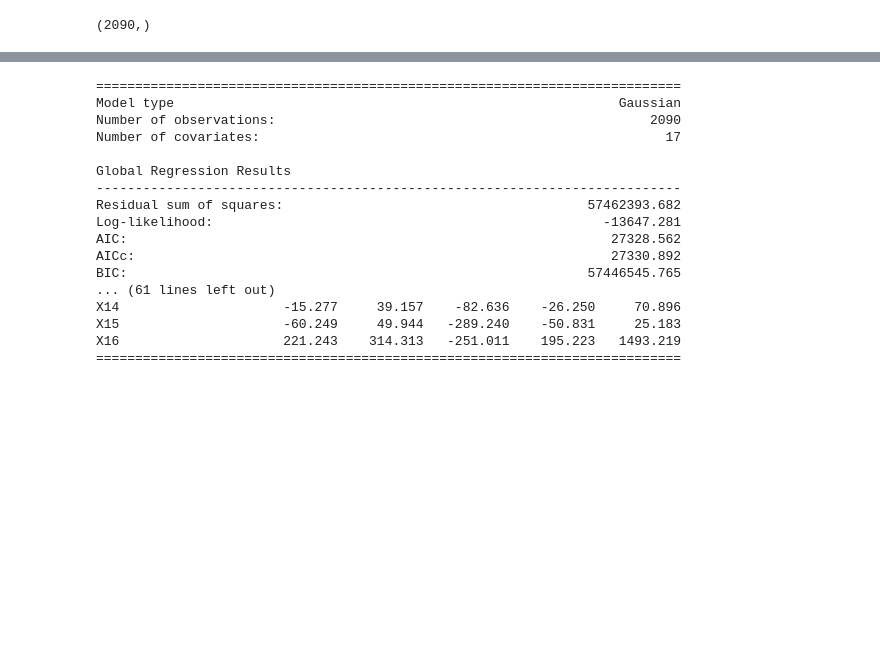
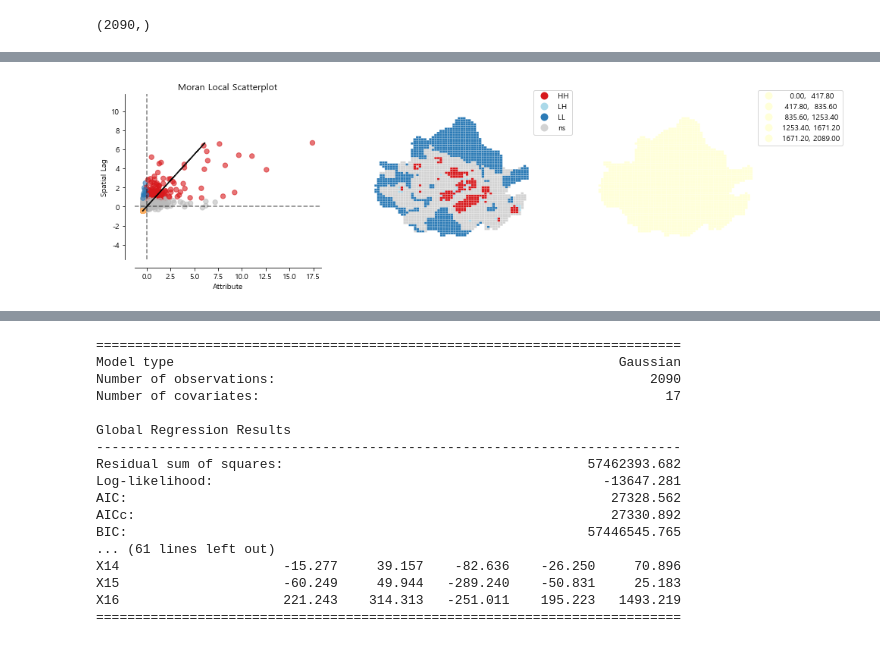
Before and after one commit to yxbxn/COMPAS2021-Suwon, a Jupyter notebook: 지리가중회귀-수원시.ipynb, the cells around one changed output, grey strips where cells are left out. Saved outputs shown, nothing was run; the diff lists cells and outputs as text; code cells hidden in the pictures; blank space fills up the shorter version.

```diff
--- a/지리가중회귀-수원시.ipynb
+++ b/지리가중회귀-수원시.ipynb
@@ -610,3 +614,8 @@ plt.show()
+# %%
+plot_local_autocorrelation(mil, gdf, 'gid', p=0.05)
+plt.show()
+# %% [output]
+[figure, added]
 # %%
 sum(mil.q[idx] == 1), sum(mil.q[idx] == 2), sum(mil.q[idx] == 3), sum(mil.q[idx] == 4)
 # %% [output]
```
Also changed, not shown: parts of 13 cells of this notebook, 1 other file.
